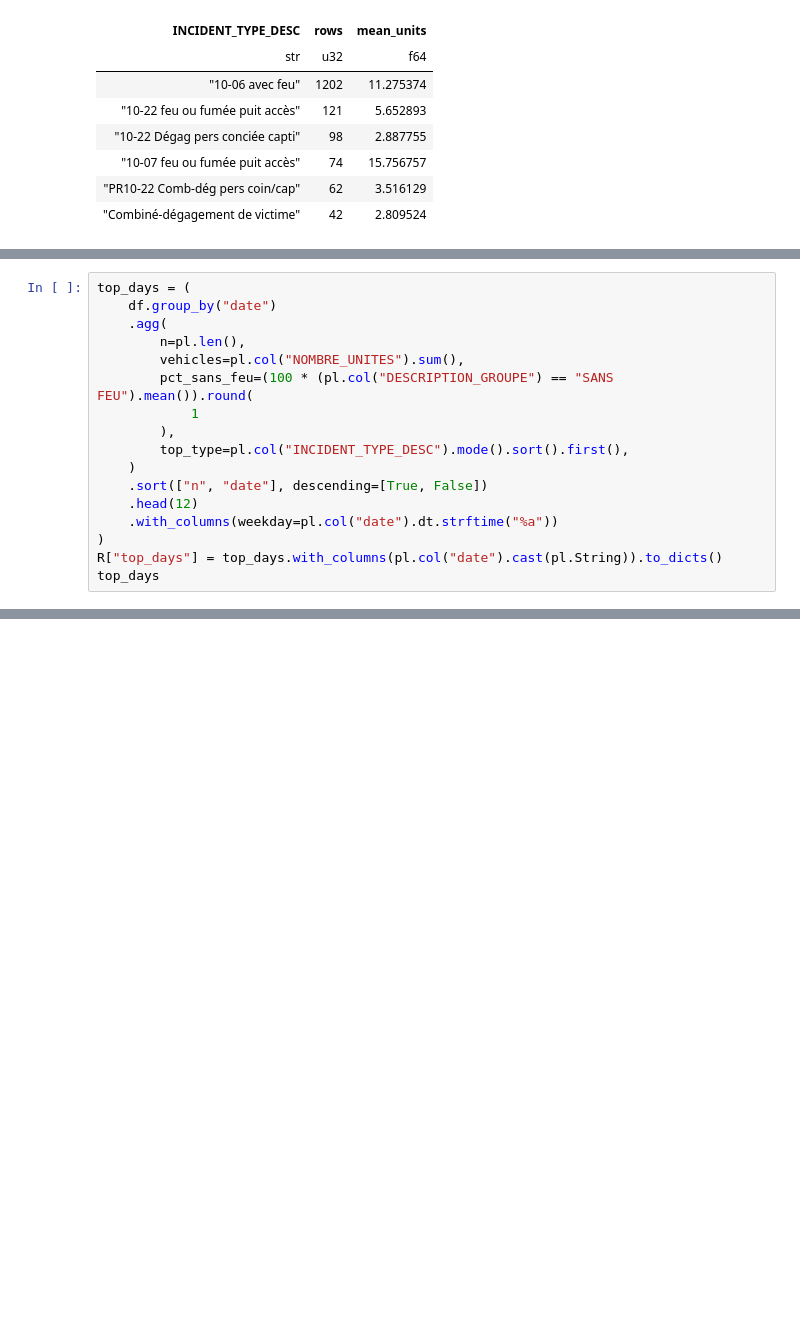
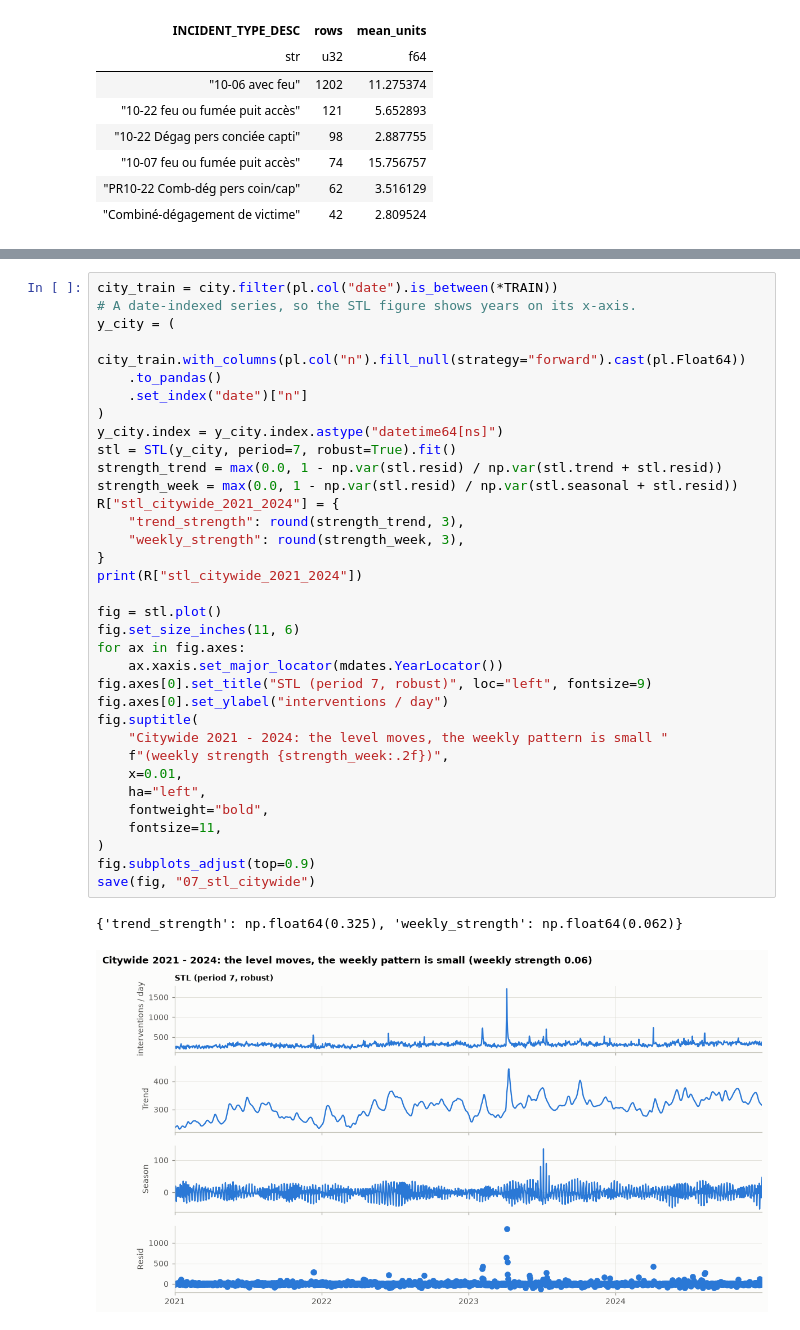
Before and after one commit to abouganemi/ycit440-sim-forecast, a Jupyter notebook: notebooks/01_eda.ipynb, the cells around one changed output, grey strips where cells are left out. Saved outputs shown, nothing was run; the diff lists cells and outputs as text; blank space fills up the shorter version.

```diff
--- a/notebooks/01_eda.ipynb
+++ b/notebooks/01_eda.ipynb
@@ -1215,17 +1157,0 @@ fixed linear trend.
-# %%
-top_days = (
-    df.group_by("date")
-    .agg(
-        n=pl.len(),
-        vehicles=pl.col("NOMBRE_UNITES").sum(),
-        pct_sans_feu=(100 * (pl.col("DESCRIPTION_GROUPE") == "SANS FEU").mean()).round(
-            1
-        ),
-        top_type=pl.col("INCIDENT_TYPE_DESC").mode().sort().first(),
-    )
-    .sort(["n", "date"], descending=[True, False])
-    .head(12)
-    .with_columns(weekday=pl.col("date").dt.strftime("%a"))
-)
-R["top_days"] = top_days.with_columns(pl.col("date").cast(pl.String)).to_dicts()
-top_days
@@ -1278,0 +1158,37 @@ the 28 days ending *D−3*. This is a feasibility check, not the final window se
+# %%
+city_train = city.filter(pl.col("date").is_between(*TRAIN))
+# A date-indexed series, so the STL figure shows years on its x-axis.
+y_city = (
+    city_train.with_columns(pl.col("n").fill_null(strategy="forward").cast(pl.Float64))
+    .to_pandas()
+    .set_index("date")["n"]
+)
+y_city.index = y_city.index.astype("datetime64[ns]")
+stl = STL(y_city, period=7, robust=True).fit()
+strength_trend = max(0.0, 1 - np.var(stl.resid) / np.var(stl.trend + stl.resid))
+strength_week = max(0.0, 1 - np.var(stl.resid) / np.var(stl.seasonal + stl.resid))
+R["stl_citywide_2021_2024"] = {
+    "trend_strength": round(strength_trend, 3),
+    "weekly_strength": round(strength_week, 3),
+}
+print(R["stl_citywide_2021_2024"])
+
+fig = stl.plot()
+fig.set_size_inches(11, 6)
+for ax in fig.axes:
+    ax.xaxis.set_major_locator(mdates.YearLocator())
+fig.axes[0].set_title("STL (period 7, robust)", loc="left", fontsize=9)
+fig.axes[0].set_ylabel("interventions / day")
+fig.suptitle(
+    "Citywide 2021 - 2024: the level moves, the weekly pattern is small "
+    f"(weekly strength {strength_week:.2f})",
+    x=0.01,
+    ha="left",
+    fontweight="bold",
+    fontsize=11,
+)
+fig.subplots_adjust(top=0.9)
+save(fig, "07_stl_citywide")
+# %% [output]
+{'trend_strength': np.float64(0.325), 'weekly_strength': np.float64(0.062)}
+[figure, added]
```
Also changed, not shown: parts of 48 cells of this notebook, 6 other files.
